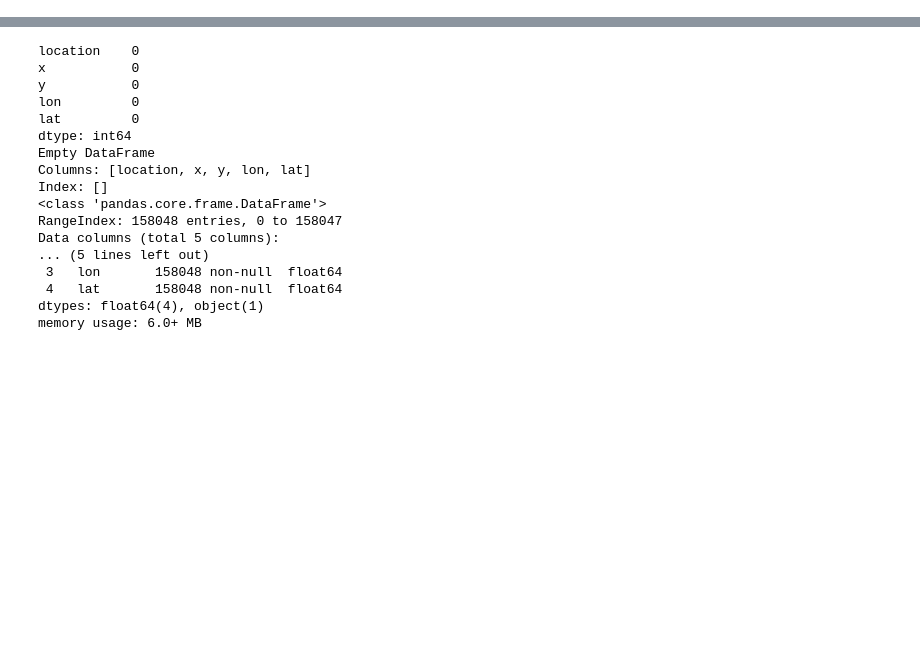
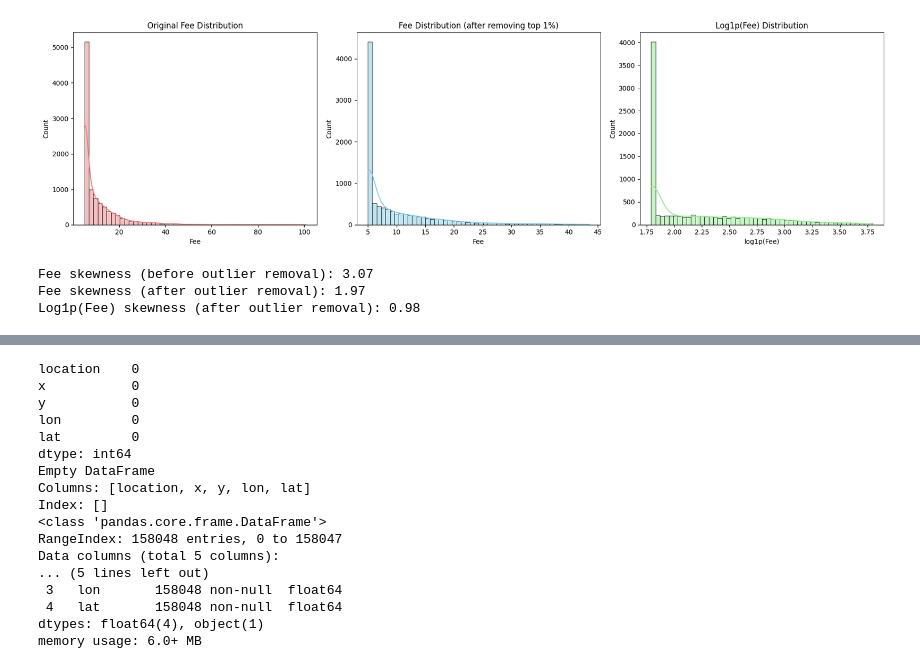
Before and after one commit to nabilalibou/Uber_Fare_Prediction_Explained, a Jupyter notebook: EDA.ipynb, the cells around one changed output, grey strips where cells are left out. Cells and saved outputs as stored; diff of their text form; code cells hidden in the pictures; blank space fills up the shorter version.

```diff
--- a/EDA.ipynb
+++ b/EDA.ipynb
@@ -366,0 +344,9 @@ uber_data.boxplot(column = "fee",by = "hour")
+# %%
+original_uber_data = uber_data.copy()
+initial_fee_rows = uber_data.shape[0]
+q = uber_data["fee"].quantile(0.99)
+uber_data = uber_data[uber_data["fee"] < q]
+print(f"Removed {initial_fee_rows - uber_data.shape[0]} rows (top 1%) due to high fee outliers \
+      (fee > {q:.2f}).")
+print(uber_data.describe())
+uber_data.info()
@@ -366,0 +371,32 @@ uber_data.boxplot(column = "fee",by = "hour")
+# %%
+fig, axes = plt.subplots(1, 3, figsize=(18, 5))
+
+# Original fee distribution (before outlier removal)
+sns.histplot(original_uber_data['fee'], bins=50, kde=True, ax=axes[0], color='lightcoral')
+axes[0].set_title('Original Fee Distribution')
+axes[0].set_xlabel('Fee')
+axes[0].set_ylabel('Count')
+
+# Fee distribution after outlier removal
+sns.histplot(uber_data['fee'], bins=50, kde=True, ax=axes[1], color='skyblue')
+axes[1].set_title(f'Fee Distribution (after removing top 1%)')
+axes[1].set_xlabel('Fee')
+axes[1].set_ylabel('Count')
+
+# Log-transformed fee distribution
+sns.histplot(np.log1p(uber_data['fee']), bins=50, kde=True, ax=axes[2], color='lightgreen')
+axes[2].set_title('Log1p(Fee) Distribution')
+axes[2].set_xlabel('log1p(Fee)')
+axes[2].set_ylabel('Count')
+
+plt.tight_layout()
+plt.show()
+
+print(f"Fee skewness (before outlier removal): {original_uber_data['fee'].skew():.2f}")
+print(f"Fee skewness (after outlier removal): {uber_data['fee'].skew():.2f}")
+print(f"Log1p(Fee) skewness (after outlier removal): {np.log1p(uber_data['fee']).skew():.2f}")
+# %% [output]
+[figure, added]
+Fee skewness (before outlier removal): 3.07
+Fee skewness (after outlier removal): 1.97
+Log1p(Fee) skewness (after outlier removal): 0.98
```
Also changed, not shown: parts of 45 cells of this notebook, 1 other file.
